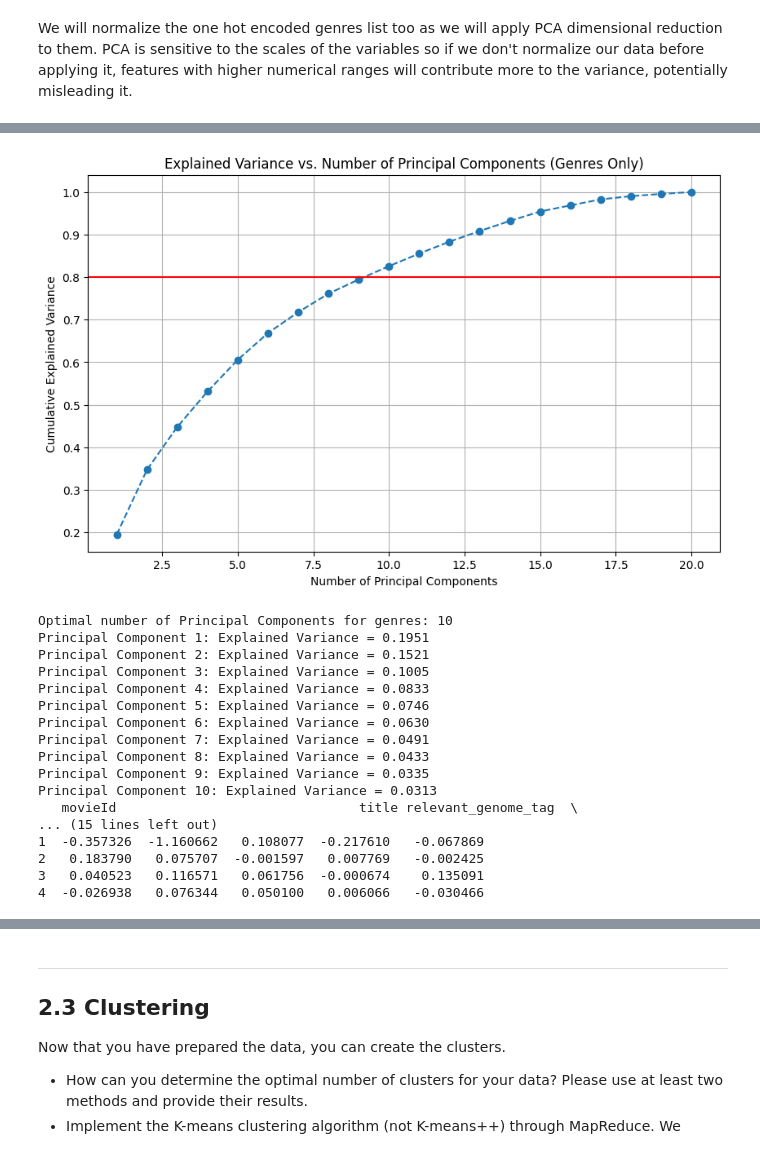
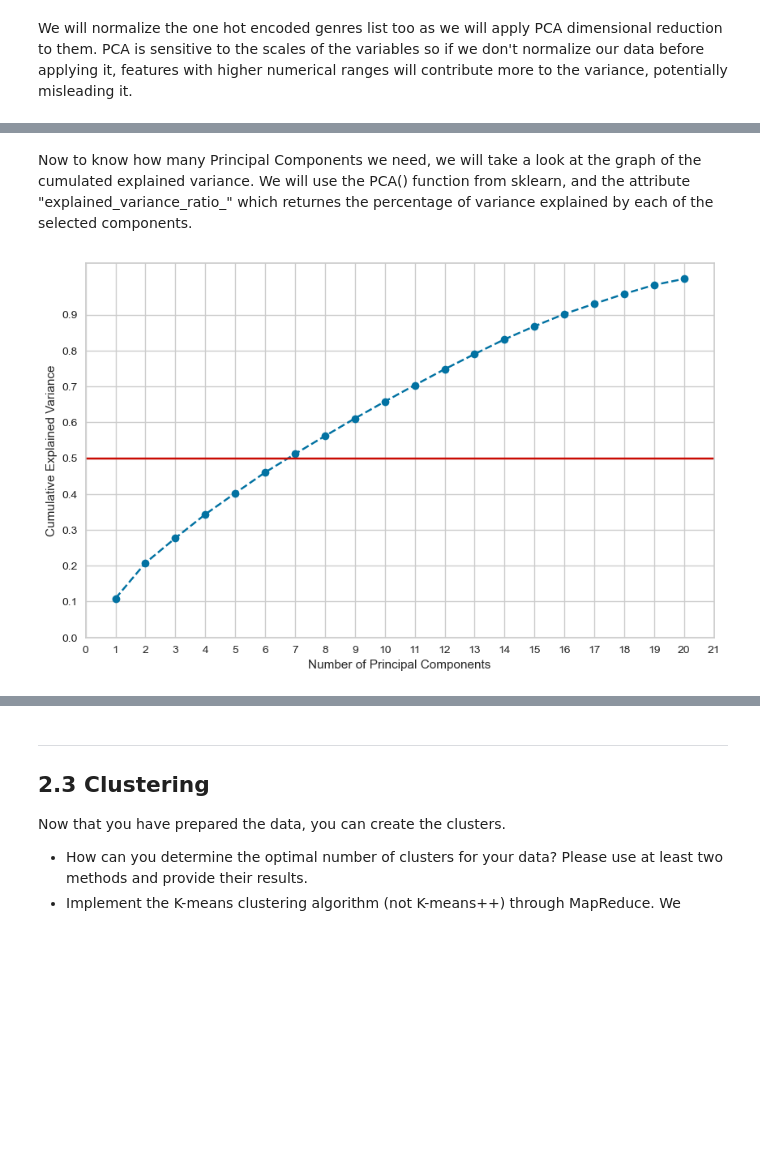
Before and after one commit to yaraoyoussef/ADM-HW4, a Jupyter notebook: main.ipynb, the cells around one changed output, grey strips where cells are left out. Cells and saved outputs as stored; diff of their text form; code cells hidden in the pictures; blank space fills up the shorter version.

```diff
--- a/main.ipynb
+++ b/main.ipynb
@@ -466,7 +467,7 @@ print(f"Are there any NAs in the dataset?:\n{genome_tags.isna().any()}\n")
 print(f"Check that the two df have compatible indexes, comparing number of unique tagIds: {len(genome_tags['tagId'].unique())}, {len(genome_scores['tagId'].unique())}")
 
 #we need to merge the two df
-genome_full = pd.merge(genome_scores, genome_tags, how= 'left', on='tagId')
+genome_full = pd.merge(genome_scores, genome_tags, how= 'inner', on='tagId')
 # %% [output]
 |  | movieId | tagId | relevance |
 | 0 | 1 | 1 | 0.02500 |
@@ -498,7 +499,7 @@ max_row_indexes = genome_full_grouped['relevance'].idxmax() #we get the indexes
 relevant_tags = genome_full.loc[max_row_indexes][['movieId', 'tag']]
 relevant_tags.columns = ['movieId', 'relevant_genome_tag']
 #now we merge
-movies_df = pd.merge(movies_df, relevant_tags , on='movieId', how='left')
+movies_df = pd.merge(movies_df, relevant_tags , on='movieId', how='inner')
 # %%
 # to get the most common user tag we can still work with tag df
 display(tag.head())
@@ -515,7 +516,7 @@ most_common_tag = tag_counts.loc[tag_counts.groupby('movieId')['count'].idxmax()
 
 most_common_tag.columns = ['movieId', 'common_user_tag'] #we rename the two columns
 
-movies_df = pd.merge(movies_df, most_common_tag, on='movieId', how='left')
+movies_df = pd.merge(movies_df, most_common_tag, on='movieId', how='inner')
 # %% [output]
 |  | userId | movieId | tag | timestamp |
 | 0 | 18 | 4141 | Mark Waters | 2009-04-24 18:19:40 |
@@ -537,23 +538,20 @@ How many movies are in this df? 19545
 # bonus feature n_1 : Total number of ratings per movie
 total_ratings = rating.groupby('movieId')['rating'].count().reset_index()
 total_ratings.columns = ['movieId', 'total_ratings']
-movies_df = pd.merge(movies_df, total_ratings, on='movieId', how='left')
+movies_df = pd.merge(movies_df, total_ratings, on='movieId', how='inner')
 
 # bonus feature n_2 : Number of unique users who tagged the movie
 unique_users_tagged = tag.groupby('movieId')['userId'].nunique().reset_index()
 unique_users_tagged.columns = ['movieId', 'unique_users_tagged']
-movies_df = pd.merge(movies_df, unique_users_tagged, on='movieId', how='left')
+movies_df = pd.merge(movies_df, unique_users_tagged, on='movieId', how='inner')
 
 # bonus feature n_3 : Variance of rating scores per movie
 rating_variance = rating.groupby('movieId')['rating'].var().reset_index()
 rating_variance.columns = ['movieId', 'rating_variance']
-movies_df = pd.merge(movies_df, rating_variance, on='movieId', how='left')
+movies_df = pd.merge(movies_df, rating_variance, on='movieId', how='inner')
 
-# Since we use "left" as a parameter in the function merge we conserved the movieIds from the df movie_df
-# This has created many NAs values inside the newly merged df because the dataframes we merged with had a smaller dimension
-# We could have avoided this by using "inner" instead, but would have lost many rows containing the one-hot encoded genres
-# So we will simply fill in the NAs with some costum values
-movies_df.fillna({'ratings_avg': movies_df['ratings_avg'].mean(), 'relevant_genome_tag': '', 'common_user_tag': '', 'total_ratings': movies_df['total_ratings'].mean(), 'rating_variance': movies_df['rating_variance'].mean() , 'unique_users_tagged': movies_df['unique_users_tagged'].mean()}, inplace=True)
+
+movies_df.fillna({'rating_variance': movies_df['rating_variance'].mean()} , inplace=True)
 
 # Final dataset ready for clustering
 display(movies_df.head())
@@ -669,63 +632,28 @@ print(movies_df_reduced.head())
+# %% [markdown]
+Now to know how many Principal Components we need, we will take a look at the graph of the cumulated explained variance. We will use the PCA() function from sklearn, and the attribute "explained_variance_ratio_" which returnes the percentage of variance explained by each of the selected components.
 # %%
 ### Now to know how many Principal Components we need, it's a good idea to run some testing.
 
 from sklearn.decomposition import PCA
 import matplotlib.pyplot as plt
 import numpy as np
 
-# Applying PCA only to the one-hot encoded genres (genres_split columns)
+# we apply PCA only to the one-hot encoded genres (genres_split.columns)
 genres_split_columns = genres_split.columns
 pca_full = PCA()
-reduced_genres_full = pca_full.fit_transform(movies_df[genres_split_columns])
+reduced_genres_full = pca_full.fit_transform(movies_df_normalized[genres_split_columns]) #we use only the one-hot encoded genres
 
-# Plotting the cumulative explained variance to determine the optimal number of components
-explained_variance_ratio_cumsum = np.cumsum(pca_full.explained_variance_ratio_)
+# calculate the cumulative explained variance to determine the optimal number of components
+percent_explained_var = pca_full.explained_variance_ratio_
+percent_variance_ratio_cumsum = np.cumsum(percent_explained_var) #cumsum creates an array with the cumulative sum of the array given as input
 
 plt.figure(figsize=(10, 6))
-plt.plot(range(1, len(explained_variance_ratio_cumsum) + 1), explained_variance_ratio_cumsum, marker='o', linestyle='--')
+plt.plot(range(1, len(percent_variance_ratio_cumsum) + 1), percent_variance_ratio_cumsum, marker='o', linestyle='--')
 plt.xlabel('Number of Principal Components')
+plt.xticks(np.arange(0, 22, step=1))
+plt.yticks(np.arange(0, 1, step=0.1))
 plt.ylabel('Cumulative Explained Variance')
-plt.title('Explained Variance vs. Number of Principal Components (Genres Only)')
-plt.grid(True)
-plt.axhline(y=0.8, color='r', linestyle='-')  # Add a horizontal line for 95% explained variance
+plt.axhline(y=0.5, color='r', linestyle='-')  # Add a horizontal line for 80% explained variance
 plt.show()
-
-# Choosing an appropriate number of components (e.g., that explains at least 95% of variance)
-n_components_optimal = np.argmax(explained_variance_ratio_cumsum >= 0.8) + 1
-print(f'Optimal number of Principal Components for genres: {n_components_optimal}')
-
-# Applying PCA again with the optimal number of components
-pca = PCA(n_components=n_components_optimal)
-reduced_genres = pca.fit_transform(movies_df[genres_split_columns])
-
-# Creating a DataFrame with the reduced features
-reduced_genres_df = pd.DataFrame(reduced_genres, columns=[f'Genre_PC{i+1}' for i in range(n_components_optimal)])
-
-# Adding the reduced genre components back to the main DataFrame
-movies_df_reduced = pd.concat([movies_df[['movieId', 'title', 'relevant_genome_tag', 'common_user_tag']], reduced_genres_df], axis=1)
-
-# Printing the explained variance for each principal component
-explained_variance_ratio = pca.explained_variance_ratio_
-for i, variance in enumerate(explained_variance_ratio, start=1):
-    print(f'Principal Component {i}: Explained Variance = {variance:.4f}')
-
-print(movies_df_reduced.head())
 # %% [output]
-[figure, old version]
+[figure, new version]
-Optimal number of Principal Components for genres: 10
-Principal Component 1: Explained Variance = 0.1951
-Principal Component 2: Explained Variance = 0.1521
-Principal Component 3: Explained Variance = 0.1005
-Principal Component 4: Explained Variance = 0.0833
-Principal Component 5: Explained Variance = 0.0746
-Principal Component 6: Explained Variance = 0.0630
-Principal Component 7: Explained Variance = 0.0491
-Principal Component 8: Explained Variance = 0.0433
-Principal Component 9: Explained Variance = 0.0335
-Principal Component 10: Explained Variance = 0.0313
-   movieId                               title relevant_genome_tag  \
-... (15 lines left out)
-1  -0.357326  -1.160662   0.108077  -0.217610   -0.067869
-2   0.183790   0.075707  -0.001597   0.007769   -0.002425
-3   0.040523   0.116571   0.061756  -0.000674    0.135091
-4  -0.026938   0.076344   0.050100   0.006066   -0.030466
```
Also changed, not shown: parts of 30 cells of this notebook.
